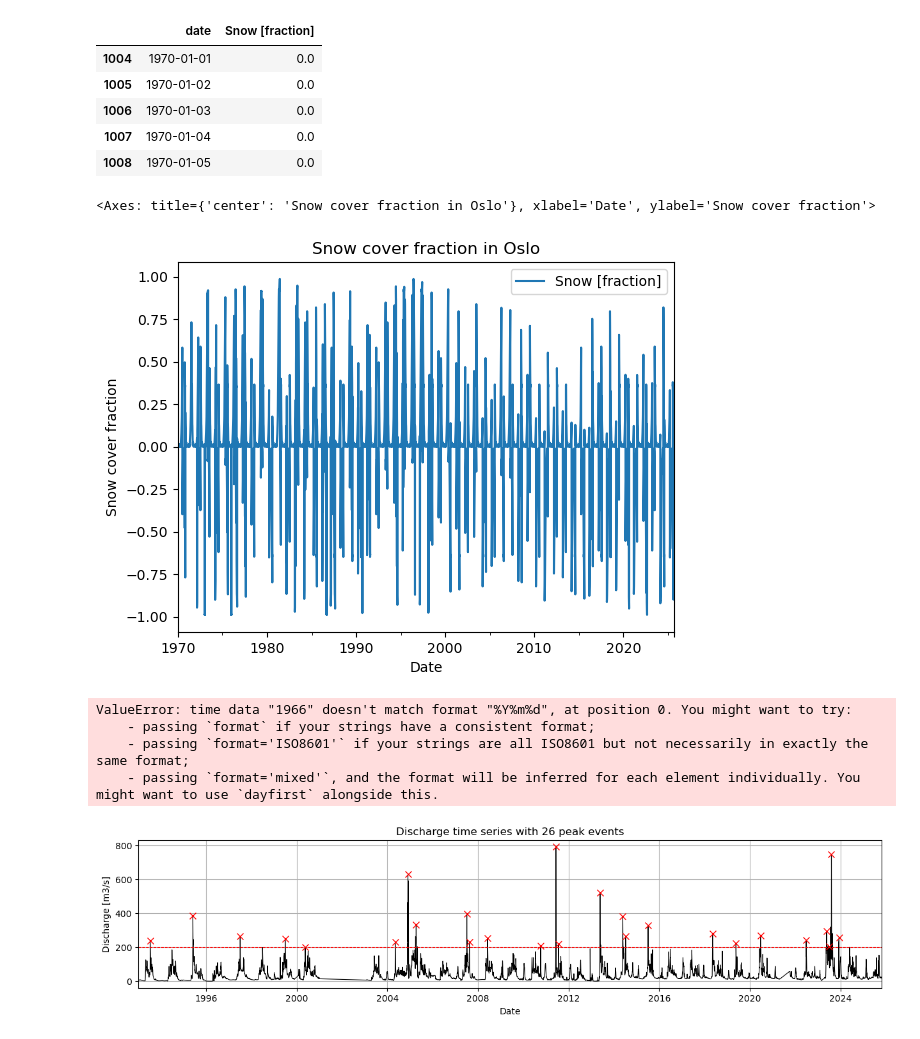
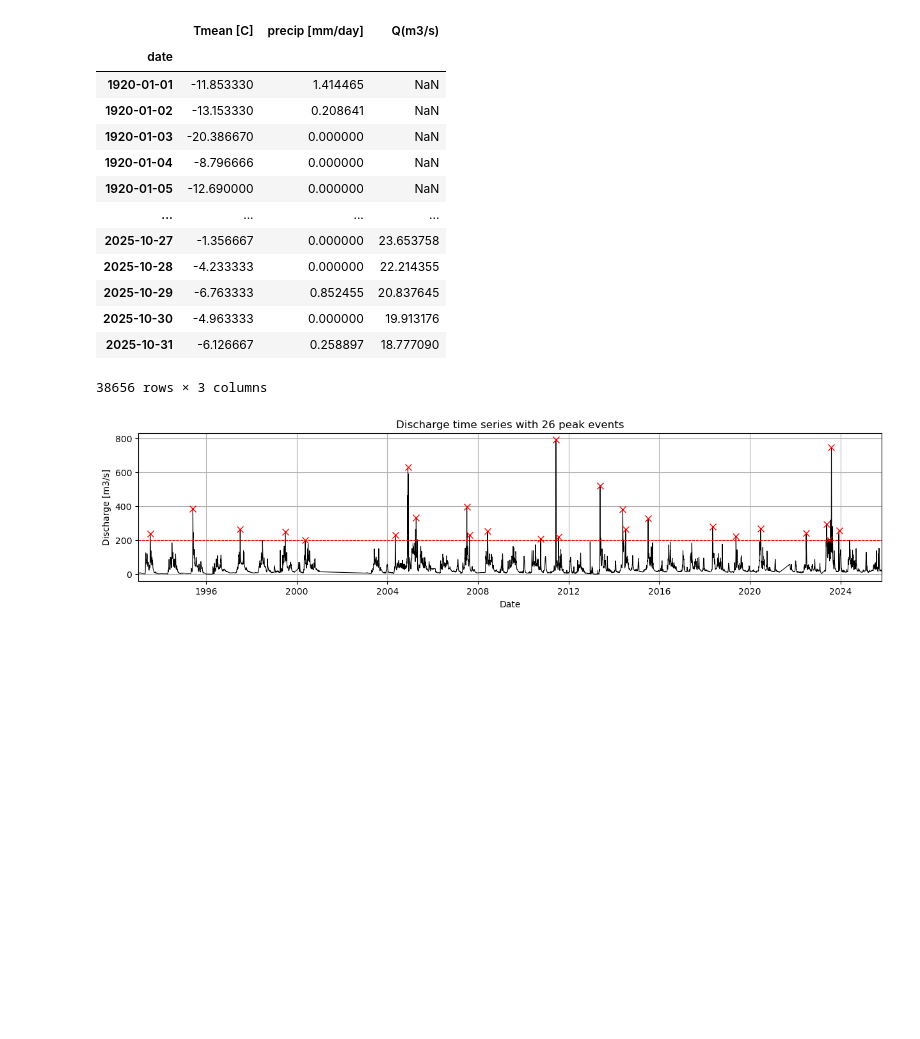
Before and after one commit to maxblw/CEGM2005_glommaproject, a Jupyter notebook: Data_analysis/Data_analysis.ipynb, the cells around one changed output. Cells and saved outputs as stored; diff of their text form; code cells hidden in the pictures; blank space fills up the shorter version.

```diff
--- a/Data_analysis/Data_analysis.ipynb
+++ b/Data_analysis/Data_analysis.ipynb
@@ -19,51 +8,47 @@ display(df_temp.head())
-# %%
-df_snow = pd.read_csv("..\\Data\\snowcover.csv", parse_dates=True, skiprows = 51, delimiter="\\s+", header=None)
-df_snow.columns = ["date", "Snow [fraction]",]
-df_snow = df_snow[df_snow["date"] >= 1970]
-dates = pd.date_range(start="1970-01-01", periods=len(df_snow), freq="D")
-df_snow["date"] = dates
-df_snow.set_index("date", inplace=True)
-# %% [output]
-|  | date | Snow [fraction] |
-| 1004 | 1970-01-01 | 0.0 |
-| 1005 | 1970-01-02 | 0.0 |
-| 1006 | 1970-01-03 | 0.0 |
-| 1007 | 1970-01-04 | 0.0 |
-| 1008 | 1970-01-05 | 0.0 |
-<Axes: title={'center': 'Snow cover fraction in Oslo'}, xlabel='Date', ylabel='Snow cover fraction'>
-[figure, removed]
 # %%
 df_temp = pd.read_csv("..\\Data\\Tmean_obs.csv", parse_dates=True, skiprows = 26, delimiter="\\s+", header=None)
 df_temp.columns = ["date", "Tmean [C]",]
 df_temp["date"] = pd.to_datetime(df_temp["date"], format="%Y%m%d")
 df_temp.set_index("date", inplace=True)
 
 df_prcp = pd.read_csv("..\\Data\\prcp_obs.csv", parse_dates=True, skiprows = 27, delimiter="\\s+", header=None)
 df_prcp.columns = ["date", "precip [mm/day]"]
 df_prcp["date"] = pd.to_datetime(df_prcp["date"], format="%Y%m%d")
 df_prcp.set_index("date", inplace=True)
 
 df_snow = pd.read_csv("..\\Data\\snowcover.csv", parse_dates=True, skiprows = 51, delimiter="\\s+", header=None)
 df_snow.columns = ["date", "Snow [fraction]",]
-df_snow["date"] = pd.to_datetime(df_snow["date"], format="%Y%m%d")
+df_snow = df_snow[df_snow["date"] >= 1970]
+dates = pd.date_range(start="1970-01-01", periods=len(df_snow), freq="D")
+df_snow["date"] = dates
 df_snow.set_index("date", inplace=True)
 
 df_disc = pd.read_csv("..\\Data\\2.595.0-Vannføring-inst-v1.csv", parse_dates=True, skiprows = 1, delimiter=";", decimal=",")
 df_disc.drop(columns=["Korrigert", "Kontrollert"], inplace=True)
 df_disc.dropna(inplace=True)
 df_disc.columns = ["date", "Q(m3/s)"]
 df_disc.set_index(pd.to_datetime(pd.to_datetime(df_disc["date"]).dt.date), inplace=True)
 df_disc.drop(columns=["date"], inplace=True)
 df_disc = df_disc.resample("D").mean()
 
 df = df_temp.join(df_prcp).join(df_disc)
 # df.dropna(inplace=True)
 display(df)
 # %% [output]
+|  | Tmean [C] | precip [mm/day] | Q(m3/s) |
+| date |  |  |  |
+| 1920-01-01 | -11.853330 | 1.414465 | NaN |
+| 1920-01-02 | -13.153330 | 0.208641 | NaN |
+| 1920-01-03 | -20.386670 | 0.000000 | NaN |
+| 1920-01-04 | -8.796666 | 0.000000 | NaN |
+| 1920-01-05 | -12.690000 | 0.000000 | NaN |
+| ... | ... | ... | ... |
+| 2025-10-27 | -1.356667 | 0.000000 | 23.653758 |
+| 2025-10-28 | -4.233333 | 0.000000 | 22.214355 |
+| 2025-10-29 | -6.763333 | 0.852455 | 20.837645 |
+| 2025-10-30 | -4.963333 | 0.000000 | 19.913176 |
+| 2025-10-31 | -6.126667 | 0.258897 | 18.777090 |
-ValueError: time data "1966" doesn't match format "%Y%m%d", at position 0. You might want to try:
-    - passing `format` if your strings have a consistent format;
-    - passing `format='ISO8601'` if your strings are all ISO8601 but not necessarily in exactly the same format;
-    - passing `format='mixed'`, and the format will be inferred for each element individually. You might want to use `dayfirst` alongside this.
+38656 rows × 3 columns
 # %%
 ### plot parameters ###
 w_hist = 12 # width histogram
```
Also changed, not shown: parts of 2 cells of this notebook, 3 other files.
